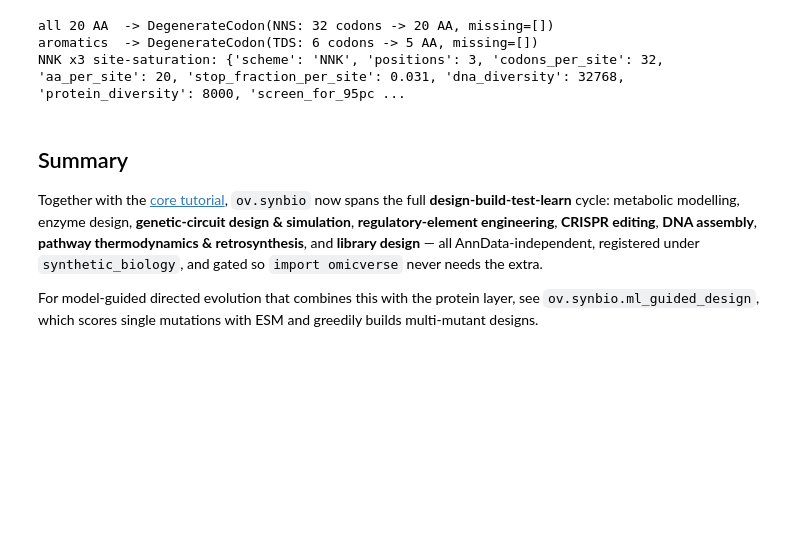
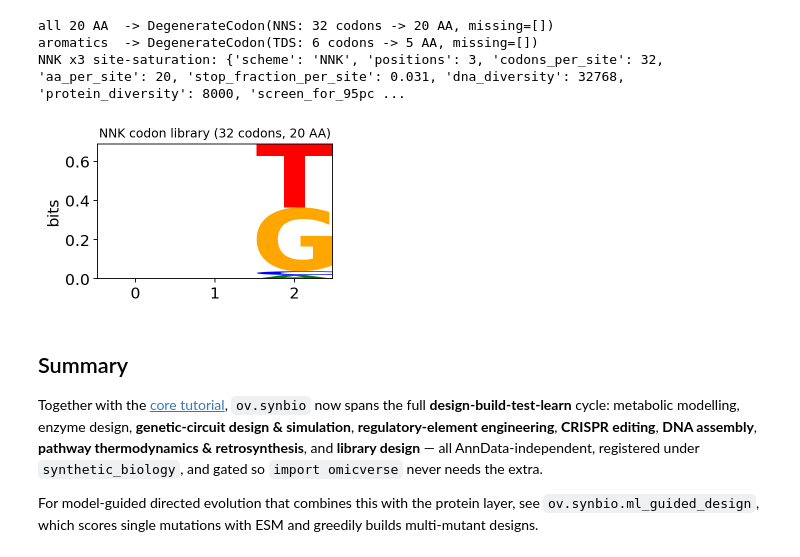
Before and after one commit to Starlitnightly/omicverse-tutorials, a Jupyter notebook: docs/Tutorials-synbio/t_synbio_02_circuits_to_pathways.ipynb, the cells around one changed output. Saved outputs shown, nothing was run; the diff lists cells and outputs as text; code cells hidden in the pictures; blank space fills up the shorter version.

```diff
--- a/docs/Tutorials-synbio/t_synbio_02_circuits_to_pathways.ipynb
+++ b/docs/Tutorials-synbio/t_synbio_02_circuits_to_pathways.ipynb
@@ -199,6 +199,15 @@ print('NNK x3 site-saturation:', ov.synbio.saturation_library(3, 'NNK'))
 all 20 AA  -> DegenerateCodon(NNS: 32 codons -> 20 AA, missing=[])
 aromatics  -> DegenerateCodon(TDS: 6 codons -> 5 AA, missing=[])
 NNK x3 site-saturation: {'scheme': 'NNK', 'positions': 3, 'codons_per_site': 32, 'aa_per_site': 20, 'stop_fraction_per_site': 0.031, 'dna_diversity': 32768, 'protein_diversity': 8000, 'screen_for_95pc ...
+# %%
+# visualise the codon composition of an NNK site-saturation library as a DNA sequence logo
+import itertools
+iupac = {'N': 'ACGT', 'K': 'GT'}
+nnk = [''.join(c) for c in itertools.product(iupac['N'], iupac['N'], iupac['K'])]
+ov.synbio.plot_sequence_logo(nnk, title='NNK codon library (32 codons, 20 AA)')
+None
+# %% [output]
+[figure, added]
 # %% [markdown]
 ## Summary
 
```
Also changed, not shown: 2 other files.
